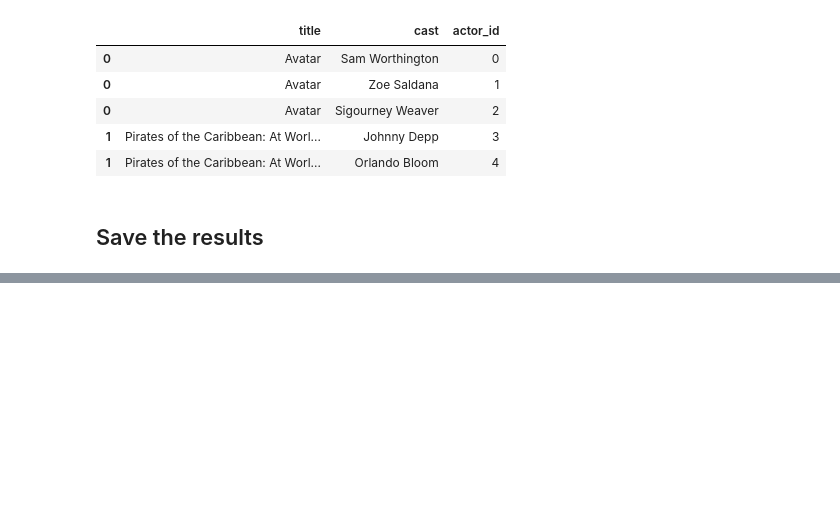
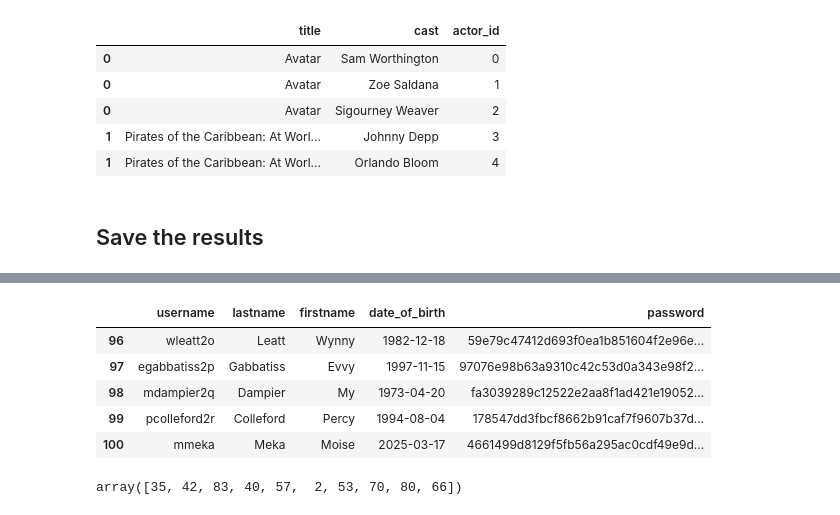
Before and after one commit to python-data-science-2026/Movie-Recommendation-System, a Jupyter notebook: notebooks/Movies_Processing.ipynb, the cells around one changed output, grey strips where cells are left out. Drawn from its saved outputs; the diff is of its cells as text; code cells hidden in the pictures; blank space fills up the shorter version.

```diff
--- a/notebooks/Movies_Processing.ipynb
+++ b/notebooks/Movies_Processing.ipynb
@@ -212,0 +246,10 @@ movies_genre_df.to_csv("../data/movies_genres.csv", index=False)
+# %%
+users_df = pd.read_csv("../data/users.csv")
+users_df.tail()
+# %% [output]
+|  | username | lastname | firstname | date_of_birth | password |
+| 96 | wleatt2o | Leatt | Wynny | 1982-12-18 | 59e79c47412d693f0ea1b851604f2e96e... |
+| 97 | egabbatiss2p | Gabbatiss | Evvy | 1997-11-15 | 97076e98b63a9310c42c53d0a343e98f2... |
+| 98 | mdampier2q | Dampier | My | 1973-04-20 | fa3039289c12522e2aa8f1ad421e19052... |
+| 99 | pcolleford2r | Colleford | Percy | 1994-08-04 | 178547dd3fbcf8662b91caf7f9607b37d... |
+| 100 | mmeka | Meka | Moise | 2025-03-17 | 4661499d8129f5fb56a295ac0cdf49e9d... |
@@ -212,0 +258,4 @@ movies_genre_df.to_csv("../data/movies_genres.csv", index=False)
+# %%
+user_idx[:10]
+# %% [output]
+array([35, 42, 83, 40, 57,  2, 53, 70, 80, 66])
```
Also changed, not shown: parts of 25 cells of this notebook, 1 other file.
